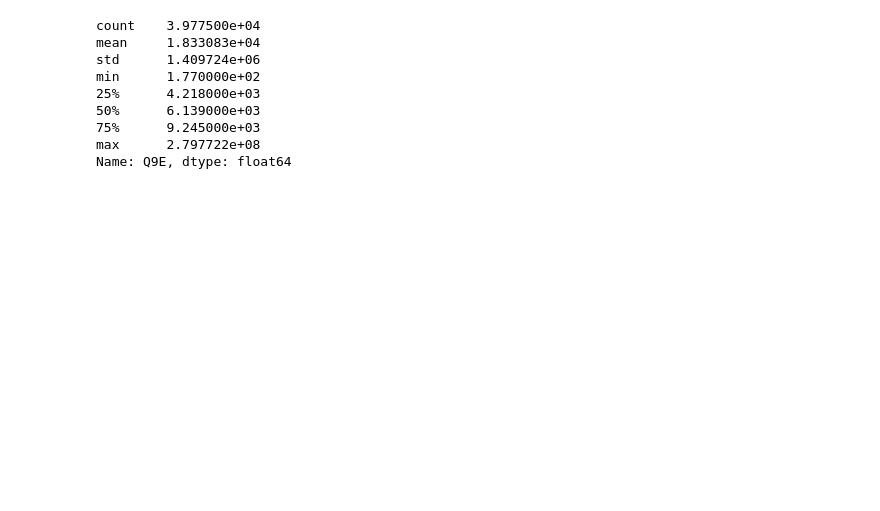
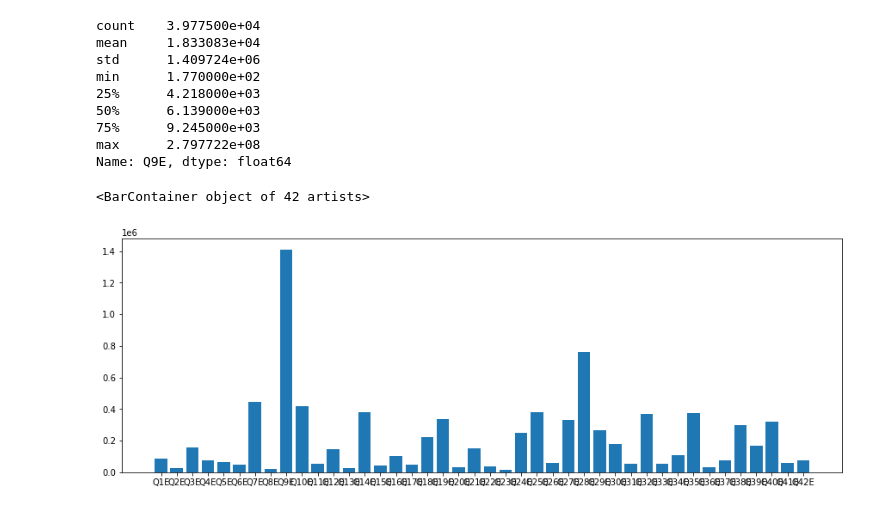
Before and after one commit to ismizu/depression_anxiety_stress, a Jupyter notebook: Depression, Anxiety, and Stress Dataset.ipynb, the cells around one changed output. Cells and saved outputs as stored; diff of their text form; code cells hidden in the pictures; blank space fills up the shorter version.

Commit message:
visualizations update

```diff
--- a/Depression, Anxiety, and Stress Dataset.ipynb
+++ b/Depression, Anxiety, and Stress Dataset.ipynb
@@ -125,4 +138,13 @@ min      1.770000e+02
 75%      9.245000e+03
 max      2.797722e+08
 Name: Q9E, dtype: float64
+# %%
+fig, ax = plt.subplots(figsize = (15,5))
+
+ax.bar(x = timer_columns,
+       height = df[timer_columns].std()
+)
+# %% [output]
+<BarContainer object of 42 artists>
+[figure, added]
 # %%
```
Also changed, not shown: parts of 7 cells of this notebook, 2 other files.
